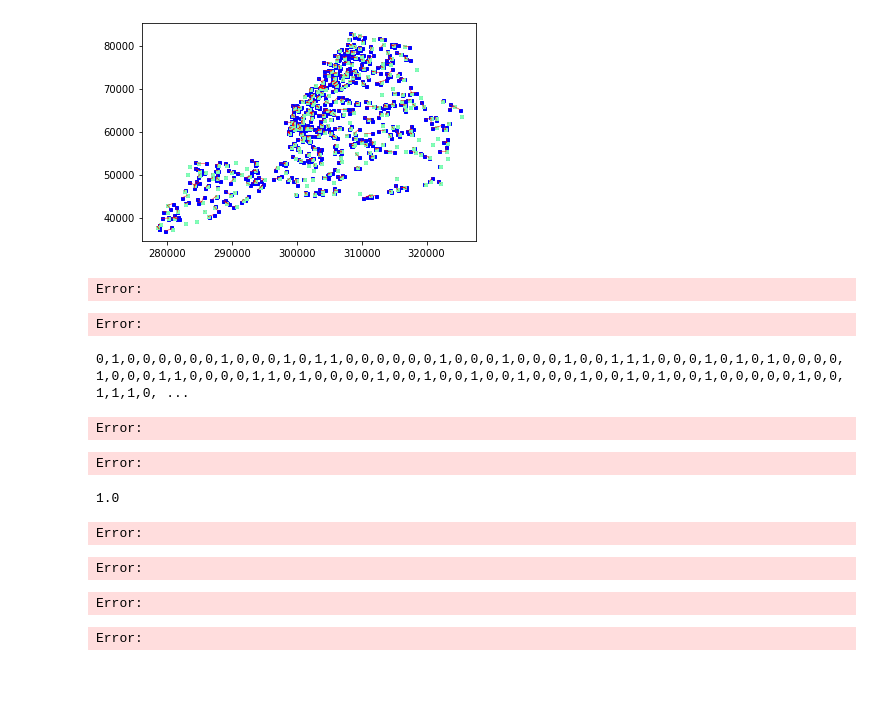
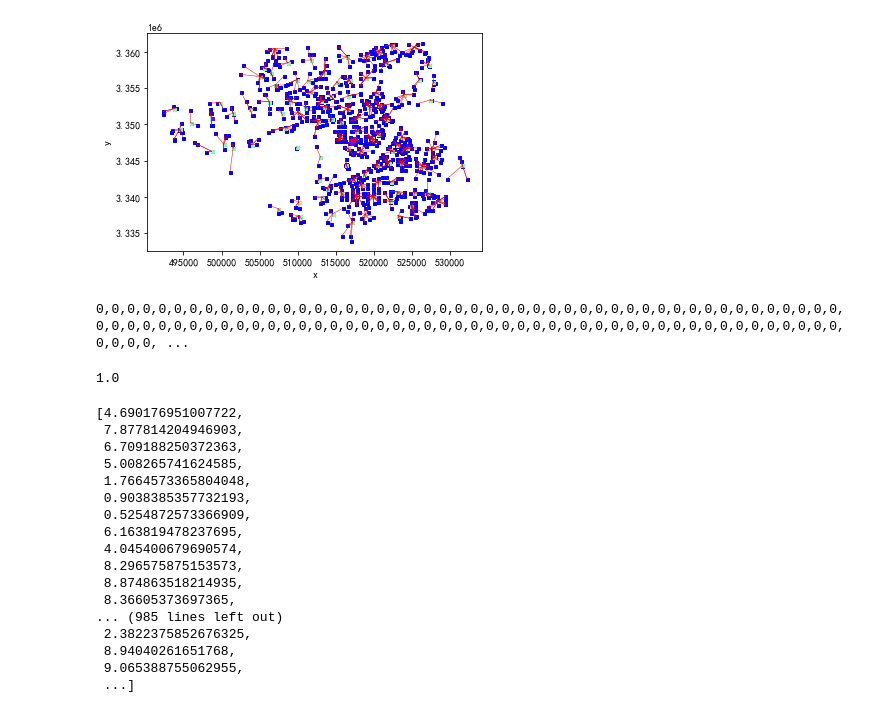
Before and after one commit to zjuyfy/zjuMCM, a Jupyter notebook: gurobi_location.ipynb, the cells around one changed output. Drawn from its saved outputs; the diff is of its cells as text; code cells hidden in the pictures; blank space fills up the shorter version.

```diff
--- a/gurobi_location.ipynb
+++ b/gurobi_location.ipynb
@@ -13,11 +9,13 @@ Error:
 # %%
 # demandCoordinates = [(88, 16), (25, 76), (69, 13), (73, 56), (80, 100), (22, 92), (32, 84), (73, 46), (
 #         29, 10), (92, 32), (44, 44), (55, 26), (71, 27), (51, 91), (89, 54), (43, 28), (40, 78), (60, 66)]
-data=np.load("xy坐标.npy")
+data=np.load("杭州mergedXY.npy")
+# print(data)
 demandCoordinates=[(data[i][0],data[i][1]) for i in range(data.shape[0])]
 size=data.shape[0]
-q=[1 for i in range(size)]
-p=300
+q=[random.random()*10 for i in range(size)]
 for xy in demandCoordinates:
     plt.plot(xy[0],xy[1],c="b",marker="s")
+
+np.sum(q)
 # %% [output]
@@ -94,52 +65,67 @@ Error:
 # %%
 # 画所有点及标注需求
 markersize=3
 linewidth=0.5
 for i in N:
     xy=demandCoordinates[i]
     plt.plot(xy[0],xy[1],c="b",marker="s",markersize=markersize)
     #plt.text(xy[0],xy[1],f"{q[i]}")
 
 # 画需求量
 for i in N:
     if (n[i].x>0):
         xy=demandCoordinates[i]
         col=plt.cm.rainbow
         nMax=0.0
         for ni in N:
             # print(type(n[ni].x),n[ni].x,type(nMax))
             if n[ni].x>nMax:
                 nMax=n[ni].x
         norm=color.Normalize(vmax=round(nMax)+1,vmin=0)
         plt.plot(xy[0],xy[1],marker="s",color=col(norm(n[i].x)),markersize=markersize)
         # plt.text(xy[0]-5,xy[1]-5,f"{n[i].x}",color="b")
 
 
 # 画供应线
 for i,j in A:
-    if x[i,j].x>0.0:
+    if x[i,j].x>0.2:
         demandCoordinates[i][0],demandCoordinates[i][1]
         demandCoordinates[j][0],demandCoordinates[j][1]
         plt.plot([demandCoordinates[i][0],demandCoordinates[j][0]],[demandCoordinates[i][1],demandCoordinates[j][1]],color="r",linewidth=linewidth)
+
+
+
+plt.xlabel("x")
+plt.ylabel("y")
+plt.show()
 # %% [output]
-[figure, old version]
+[figure, new version]
-Error:
-Error:
 # %%
+sum=0
 for i in N:
     print(round(n[i].x),end=",")
+    sum=sum+n[i].x
+sum
 # %% [output]
-0,1,0,0,0,0,0,0,1,0,0,0,1,0,1,1,0,0,0,0,0,0,1,0,0,0,1,0,0,0,1,0,0,1,1,1,0,0,0,1,0,1,0,1,0,0,0,0,1,0,0,0,1,1,0,0,0,0,1,1,0,1,0,0,0,0,1,0,0,1,0,0,1,0,0,1,0,0,0,1,0,0,1,0,1,0,0,1,0,0,0,0,0,1,0,0,1,1,1,0, ...
+0,0,0,0,0,0,0,0,0,0,0,0,0,0,0,0,0,0,0,0,0,0,0,0,0,0,0,0,0,0,0,0,0,0,0,0,0,0,0,0,0,0,0,0,0,0,0,0,0,0,0,0,0,0,0,0,0,0,0,0,0,0,0,0,0,0,0,0,0,0,0,0,0,0,0,0,0,0,0,0,0,0,0,0,0,0,0,0,0,0,0,0,0,0,0,0,0,0,0,0, ...
-Error:
+1.0
-Error:
-# %%
-print(n[1].x)
-# %% [output]
-1.0
-Error:
-Error:
-# %%
-np.save()
-# %% [output]
-Error:
-Error:
+# %%
+q
+# %% [output]
+[4.690176951007722,
+ 7.877814204946903,
+ 6.709188250372363,
+ 5.008265741624585,
+ 1.7664573365804048,
+ 0.9038385357732193,
+ 0.5254872573366909,
+ 6.163819478237695,
+ 4.045400679690574,
+ 8.296575875153573,
+ 8.874863518214935,
+ 8.36605373697365,
+... (985 lines left out)
+ 2.3822375852676325,
+ 8.94040261651768,
+ 9.065388755062955,
+ ...]
```
Also changed, not shown: parts of 14 cells of this notebook, 3 other files.
